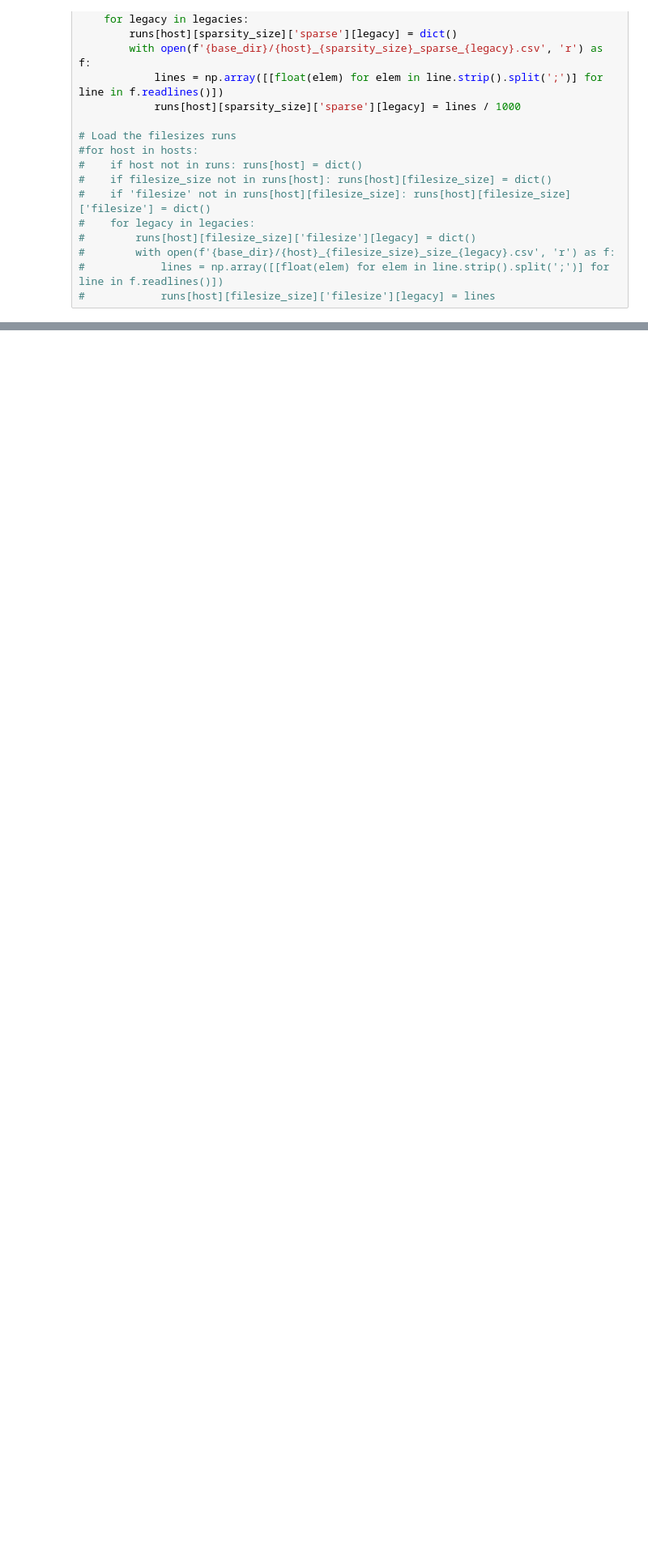
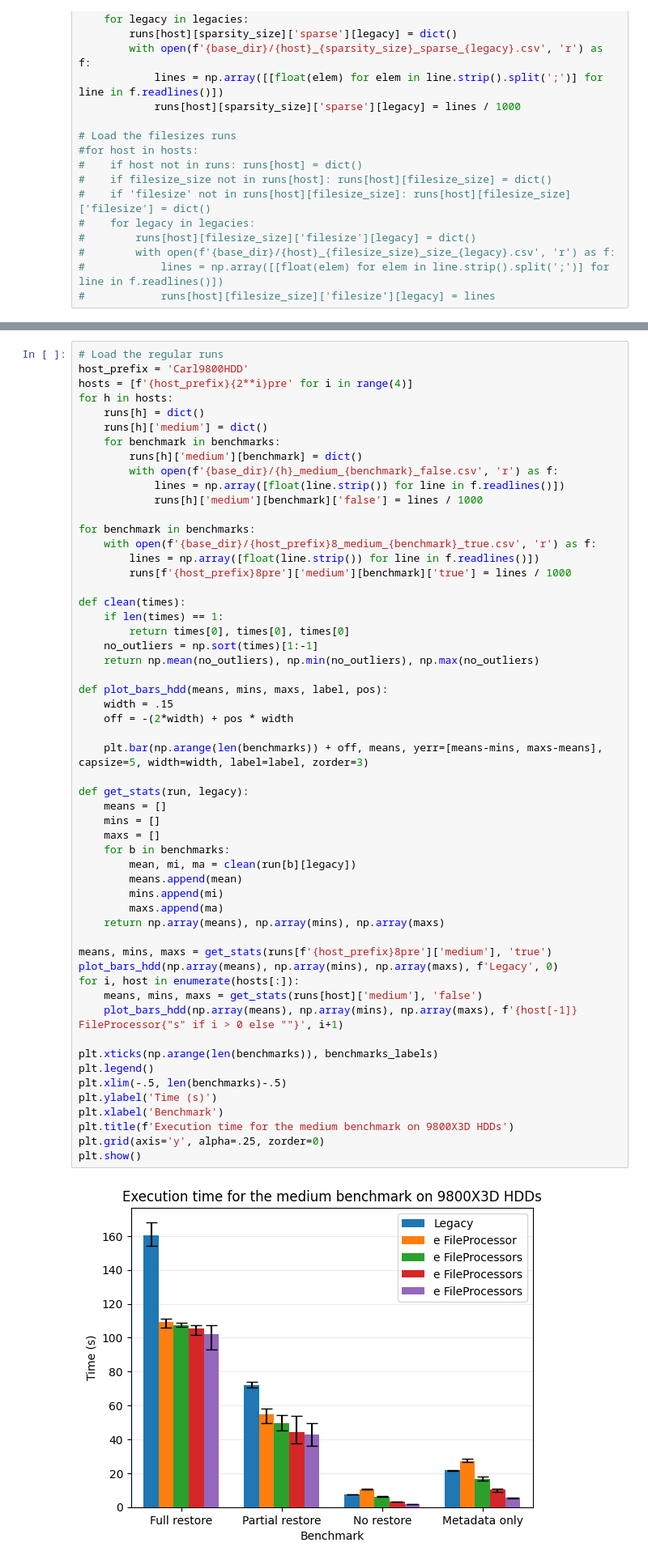
Before and after one commit to carljohnsen/duplicati-blogpost, a Jupyter notebook: WIP-restore/benchmark/plotting.ipynb, the cells around one changed output, grey strips where cells are left out. Shown at 81% size. Cells and saved outputs as stored; diff of their text form; blank space fills up the shorter version.

```diff
--- a/WIP-restore/benchmark/plotting.ipynb
+++ b/WIP-restore/benchmark/plotting.ipynb
@@ -264,3 +263,60 @@ def plot_tuning(host_idx, size):
 plot_tuning(2, 'small')
 # %% [output]
 [figure]
+# %%
+# Load the regular runs
+host_prefix = 'Carl9800HDD'
+hosts = [f'{host_prefix}{2**i}pre' for i in range(4)]
+for h in hosts:
+    runs[h] = dict()
+    runs[h]['medium'] = dict()
+    for benchmark in benchmarks:
+        runs[h]['medium'][benchmark] = dict()
+        with open(f'{base_dir}/{h}_medium_{benchmark}_false.csv', 'r') as f:
+            lines = np.array([float(line.strip()) for line in f.readlines()])
+            runs[h]['medium'][benchmark]['false'] = lines / 1000
+
+for benchmark in benchmarks:
+    with open(f'{base_dir}/{host_prefix}8_medium_{benchmark}_true.csv', 'r') as f:
+        lines = np.array([float(line.strip()) for line in f.readlines()])
+        runs[f'{host_prefix}8pre']['medium'][benchmark]['true'] = lines / 1000
+
+def clean(times):
+    if len(times) == 1:
+        return times[0], times[0], times[0]
+    no_outliers = np.sort(times)[1:-1]
+    return np.mean(no_outliers), np.min(no_outliers), np.max(no_outliers)
+
+def plot_bars_hdd(means, mins, maxs, label, pos):
+    width = .15
+    off = -(2*width) + pos * width
+
+    plt.bar(np.arange(len(benchmarks)) + off, means, yerr=[means-mins, maxs-means], capsize=5, width=width, label=label, zorder=3)
+
+def get_stats(run, legacy):
+    means = []
+    mins = []
+    maxs = []
+    for b in benchmarks:
+        mean, mi, ma = clean(run[b][legacy])
+        means.append(mean)
+        mins.append(mi)
+        maxs.append(ma)
+    return np.array(means), np.array(mins), np.array(maxs)
+
+means, mins, maxs = get_stats(runs[f'{host_prefix}8pre']['medium'], 'true')
+plot_bars_hdd(np.array(means), np.array(mins), np.array(maxs), f'Legacy', 0)
+for i, host in enumerate(hosts[:]):
+    means, mins, maxs = get_stats(runs[host]['medium'], 'false')
+    plot_bars_hdd(np.array(means), np.array(mins), np.array(maxs), f'{host[-1]} FileProcessor{"s" if i > 0 else ""}', i+1)
+
+plt.xticks(np.arange(len(benchmarks)), benchmarks_labels)
+plt.legend()
+plt.xlim(-.5, len(benchmarks)-.5)
+plt.ylabel('Time (s)')
+plt.xlabel('Benchmark')
+plt.title(f'Execution time for the medium benchmark on 9800X3D HDDs')
+plt.grid(axis='y', alpha=.25, zorder=0)
+plt.show()
+# %% [output]
+[figure, added]
```
Also changed, not shown: parts of 3 cells of this notebook.
